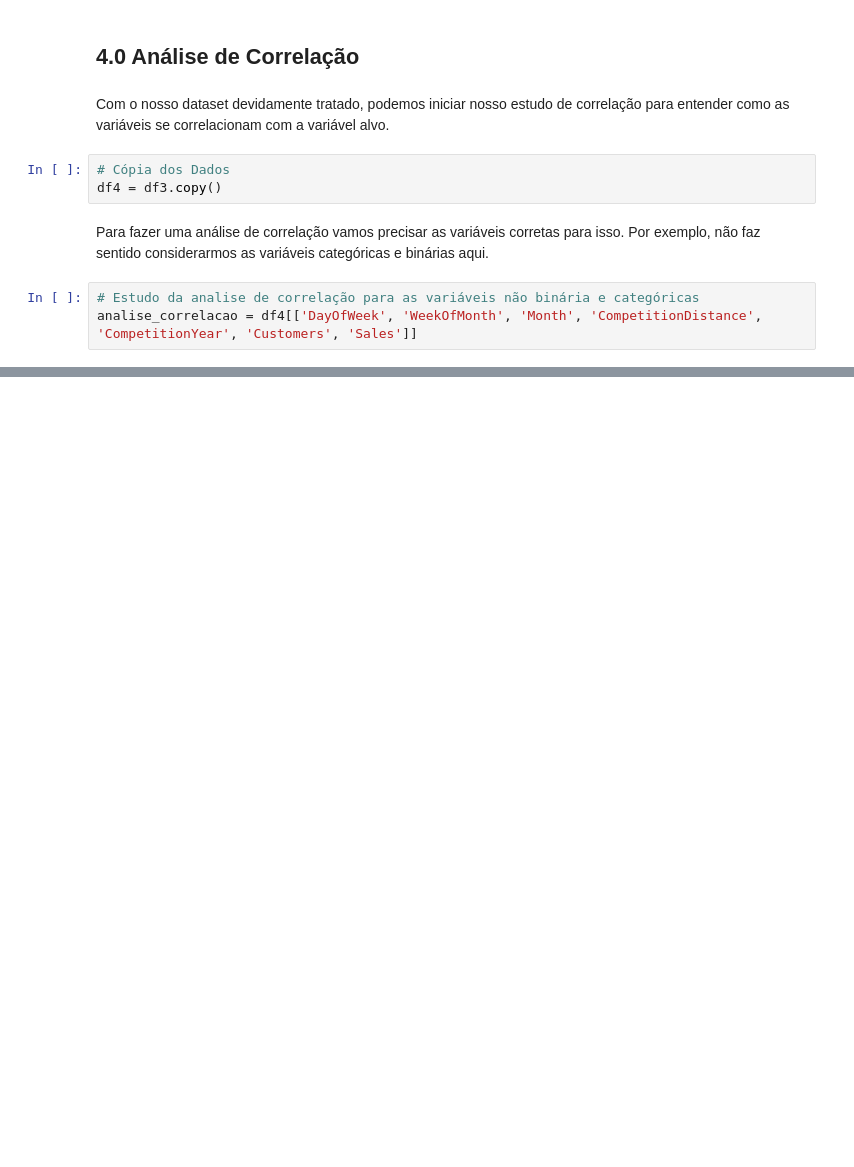
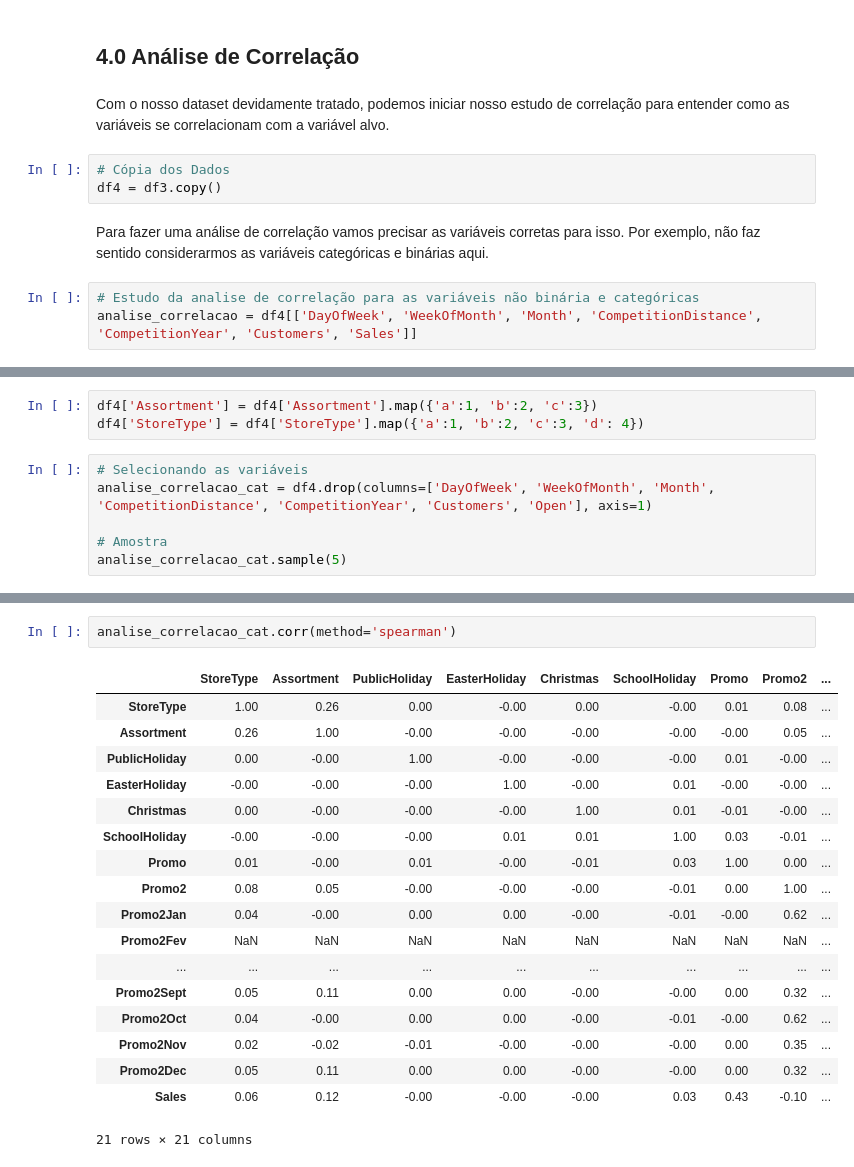
Before and after one commit to jefferson-datascience/AnaliseEstatisticaRossmann, a Jupyter notebook: NotebooksDesenvolvimento/Ciclo1.ipynb, the cells around one changed output, grey strips where cells are left out. Cells and saved outputs as stored; diff of their text form; blank space fills up the shorter version.

```diff
--- a/NotebooksDesenvolvimento/Ciclo1.ipynb
+++ b/NotebooksDesenvolvimento/Ciclo1.ipynb
@@ -802,0 +807,9 @@ Index(['Store', 'StoreType', 'Assortment', 'DayOfWeek', 'WeekOfMonth', 'Month',
+# %%
+df4['Assortment'] = df4['Assortment'].map({'a':1, 'b':2, 'c':3})
+df4['StoreType'] = df4['StoreType'].map({'a':1, 'b':2, 'c':3, 'd': 4})
+# %%
+# Selecionando as variáveis
+analise_correlacao_cat = df4.drop(columns=['DayOfWeek', 'WeekOfMonth', 'Month', 'CompetitionDistance', 'CompetitionYear', 'Customers', 'Open'], axis=1)
+
+# Amostra
+analise_correlacao_cat.sample(5)
@@ -802,0 +824,21 @@ Index(['Store', 'StoreType', 'Assortment', 'DayOfWeek', 'WeekOfMonth', 'Month',
+# %%
+analise_correlacao_cat.corr(method='spearman')
+# %% [output]
+|  | StoreType | Assortment | PublicHoliday | EasterHoliday | Christmas | SchoolHoliday | Promo | Promo2 | ... |
+| StoreType | 1.00 | 0.26 | 0.00 | -0.00 | 0.00 | -0.00 | 0.01 | 0.08 | ... |
+| Assortment | 0.26 | 1.00 | -0.00 | -0.00 | -0.00 | -0.00 | -0.00 | 0.05 | ... |
+| PublicHoliday | 0.00 | -0.00 | 1.00 | -0.00 | -0.00 | -0.00 | 0.01 | -0.00 | ... |
+| EasterHoliday | -0.00 | -0.00 | -0.00 | 1.00 | -0.00 | 0.01 | -0.00 | -0.00 | ... |
+| Christmas | 0.00 | -0.00 | -0.00 | -0.00 | 1.00 | 0.01 | -0.01 | -0.00 | ... |
+| SchoolHoliday | -0.00 | -0.00 | -0.00 | 0.01 | 0.01 | 1.00 | 0.03 | -0.01 | ... |
+| Promo | 0.01 | -0.00 | 0.01 | -0.00 | -0.01 | 0.03 | 1.00 | 0.00 | ... |
+| Promo2 | 0.08 | 0.05 | -0.00 | -0.00 | -0.00 | -0.01 | 0.00 | 1.00 | ... |
+| Promo2Jan | 0.04 | -0.00 | 0.00 | 0.00 | -0.00 | -0.01 | -0.00 | 0.62 | ... |
+| Promo2Fev | NaN | NaN | NaN | NaN | NaN | NaN | NaN | NaN | ... |
+| ... | ... | ... | ... | ... | ... | ... | ... | ... | ... |
+| Promo2Sept | 0.05 | 0.11 | 0.00 | 0.00 | -0.00 | -0.00 | 0.00 | 0.32 | ... |
+| Promo2Oct | 0.04 | -0.00 | 0.00 | 0.00 | -0.00 | -0.01 | -0.00 | 0.62 | ... |
+| Promo2Nov | 0.02 | -0.02 | -0.01 | -0.00 | -0.00 | -0.00 | 0.00 | 0.35 | ... |
+| Promo2Dec | 0.05 | 0.11 | 0.00 | 0.00 | -0.00 | -0.00 | 0.00 | 0.32 | ... |
+| Sales | 0.06 | 0.12 | -0.00 | -0.00 | -0.00 | 0.03 | 0.43 | -0.10 | ... |
+21 rows × 21 columns
```
Also changed, not shown: parts of 58 cells of this notebook.
